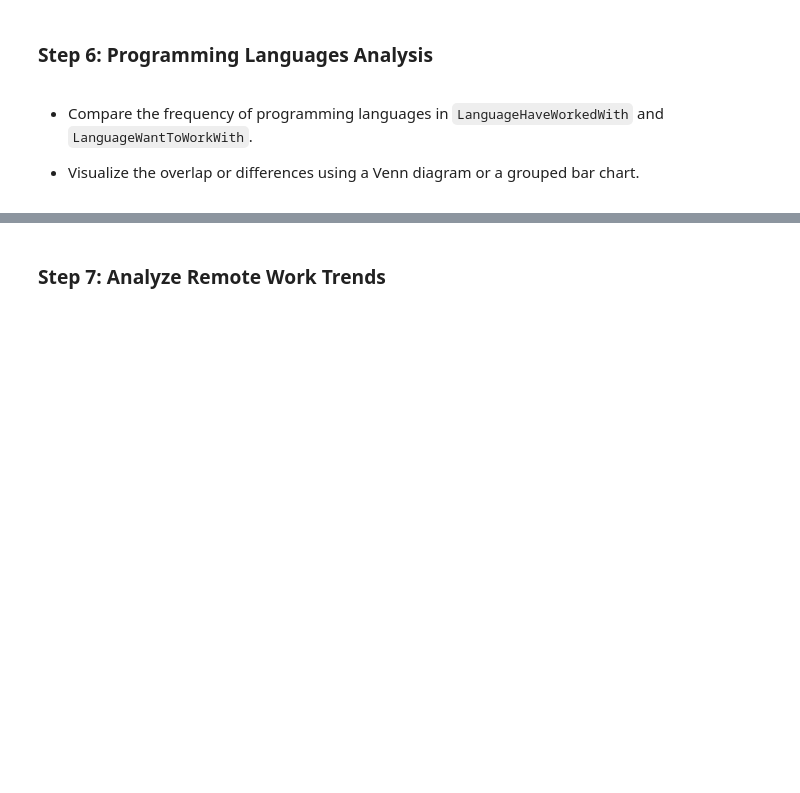
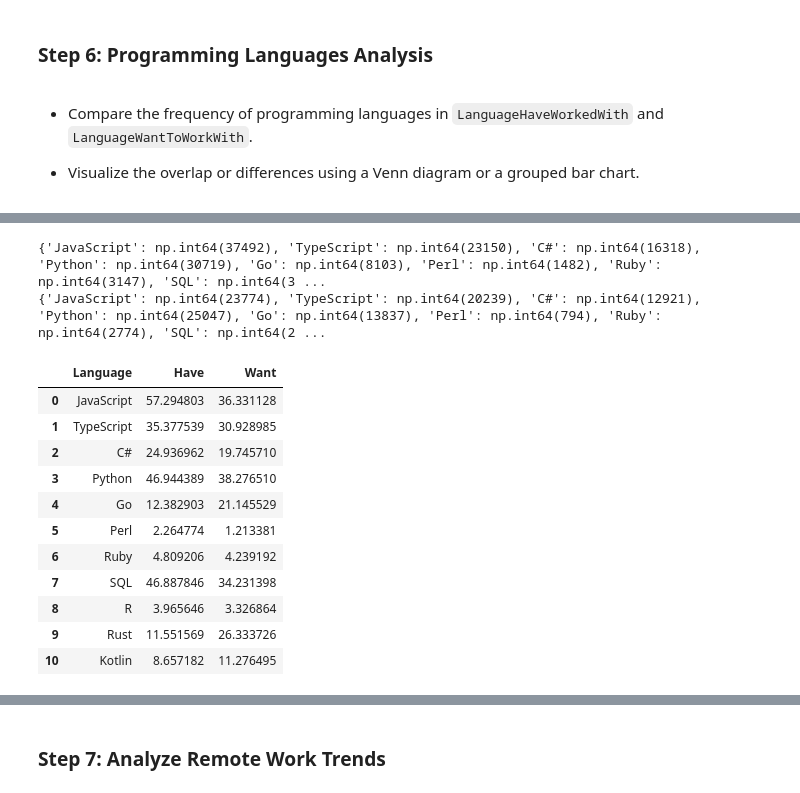
Before and after one commit to lgaoandy/npower-data-analytics-labs, a Jupyter notebook: IBM_Data_Analyst_Professional/C9/Lab13_Finding_How_The_Data_Is_Distributed.ipynb, the cells around one changed output, grey strips where cells are left out. Saved outputs shown, nothing was run; the diff lists cells and outputs as text; code cells hidden in the pictures; blank space fills up the shorter version.

```diff
--- a/IBM_Data_Analyst_Professional/C9/Lab13_Finding_How_The_Data_Is_Distributed.ipynb
+++ b/IBM_Data_Analyst_Professional/C9/Lab13_Finding_How_The_Data_Is_Distributed.ipynb
@@ -252,0 +265,57 @@ want_counts = {}
+# %%
+# Target languages we want to compare
+target_languages = [
+    "JavaScript",
+    "Python",
+    "SQL",
+    "TypeScript",
+    "C#",
+    "Go",
+    "Perl",
+    "Ruby",
+    "R",
+    "Rust",
+    "Kotlin"
+]
+
+# Total number of respondents
+total = len(df)
+
+# Count how many respondents have each language
+have_counts = {}
+want_counts = {}
+
+for language in target_languages:
+    have_counts[language] = df["LanguageHaveWorkedWith"].fillna("").str.split(";").apply(lambda x: language in x).sum()
+    want_counts[language] = df["LanguageWantToWorkWith"].fillna("").str.split(";").apply(lambda x: language in x).sum()
+
+print(have_counts)
+print(want_counts)
+
+# Convert counts to percentage of the entire dataset
+have_pct = {language: count / total * 100 for language, count in have_counts.items()}
+want_pct = {language: count / total * 100 for language, count in want_counts.items()}
+
+# Create dataframe for plotting
+df_language_distribution = pd.DataFrame({
+    "Language": target_languages,
+    "Have": [have_pct[x] for x in target_languages],
+    "Want": [want_pct[x] for x in target_languages]
+})
+
+df_language_distribution
+# %% [output]
+{'JavaScript': np.int64(37492), 'TypeScript': np.int64(23150), 'C#': np.int64(16318), 'Python': np.int64(30719), 'Go': np.int64(8103), 'Perl': np.int64(1482), 'Ruby': np.int64(3147), 'SQL': np.int64(3 ...
+{'JavaScript': np.int64(23774), 'TypeScript': np.int64(20239), 'C#': np.int64(12921), 'Python': np.int64(25047), 'Go': np.int64(13837), 'Perl': np.int64(794), 'Ruby': np.int64(2774), 'SQL': np.int64(2 ...
+|  | Language | Have | Want |
+| 0 | JavaScript | 57.294803 | 36.331128 |
+| 1 | TypeScript | 35.377539 | 30.928985 |
+| 2 | C# | 24.936962 | 19.745710 |
+| 3 | Python | 46.944389 | 38.276510 |
+| 4 | Go | 12.382903 | 21.145529 |
+| 5 | Perl | 2.264774 | 1.213381 |
+| 6 | Ruby | 4.809206 | 4.239192 |
+| 7 | SQL | 46.887846 | 34.231398 |
+| 8 | R | 3.965646 | 3.326864 |
+| 9 | Rust | 11.551569 | 26.333726 |
+| 10 | Kotlin | 8.657182 | 11.276495 |
```
Also changed, not shown: parts of 9 cells of this notebook.
